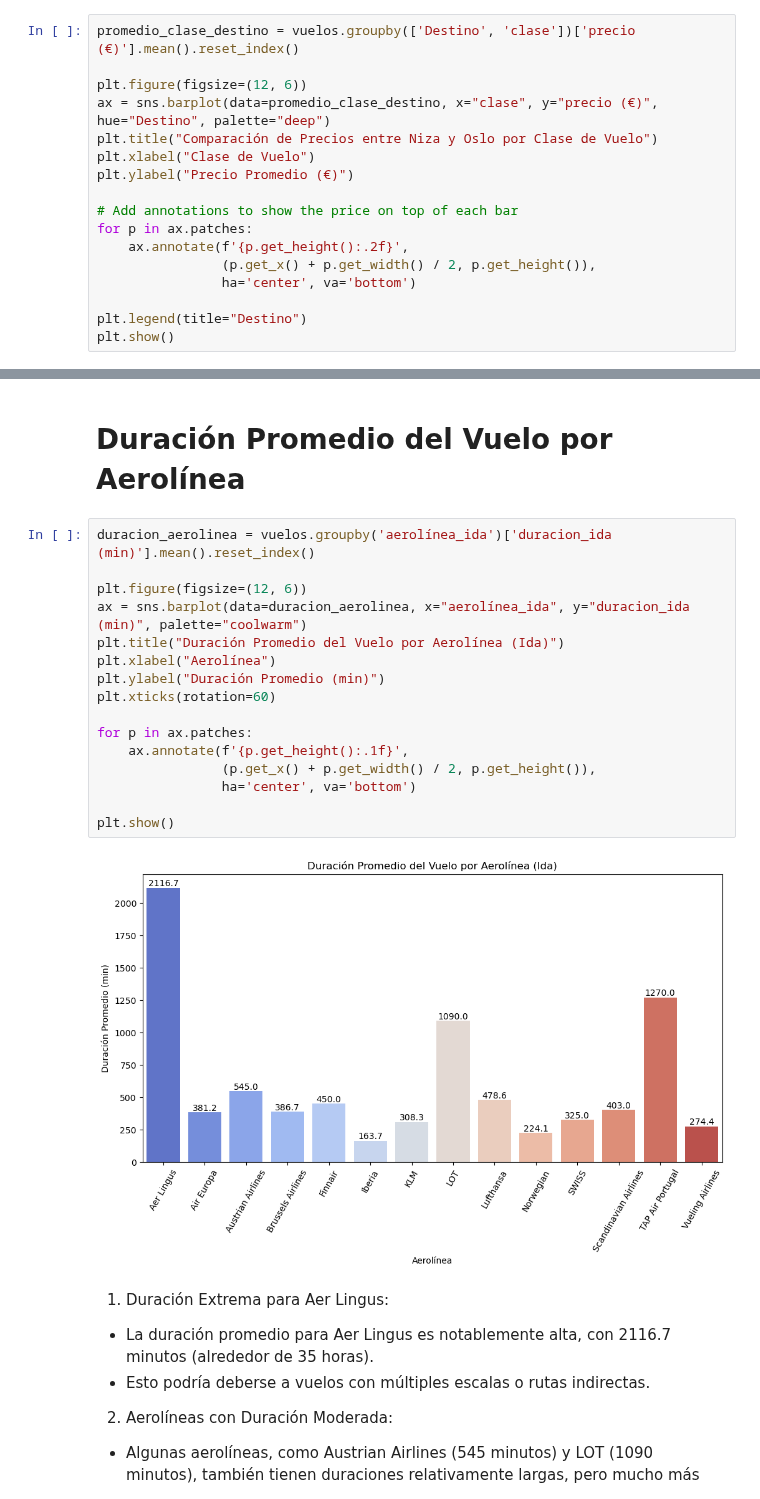
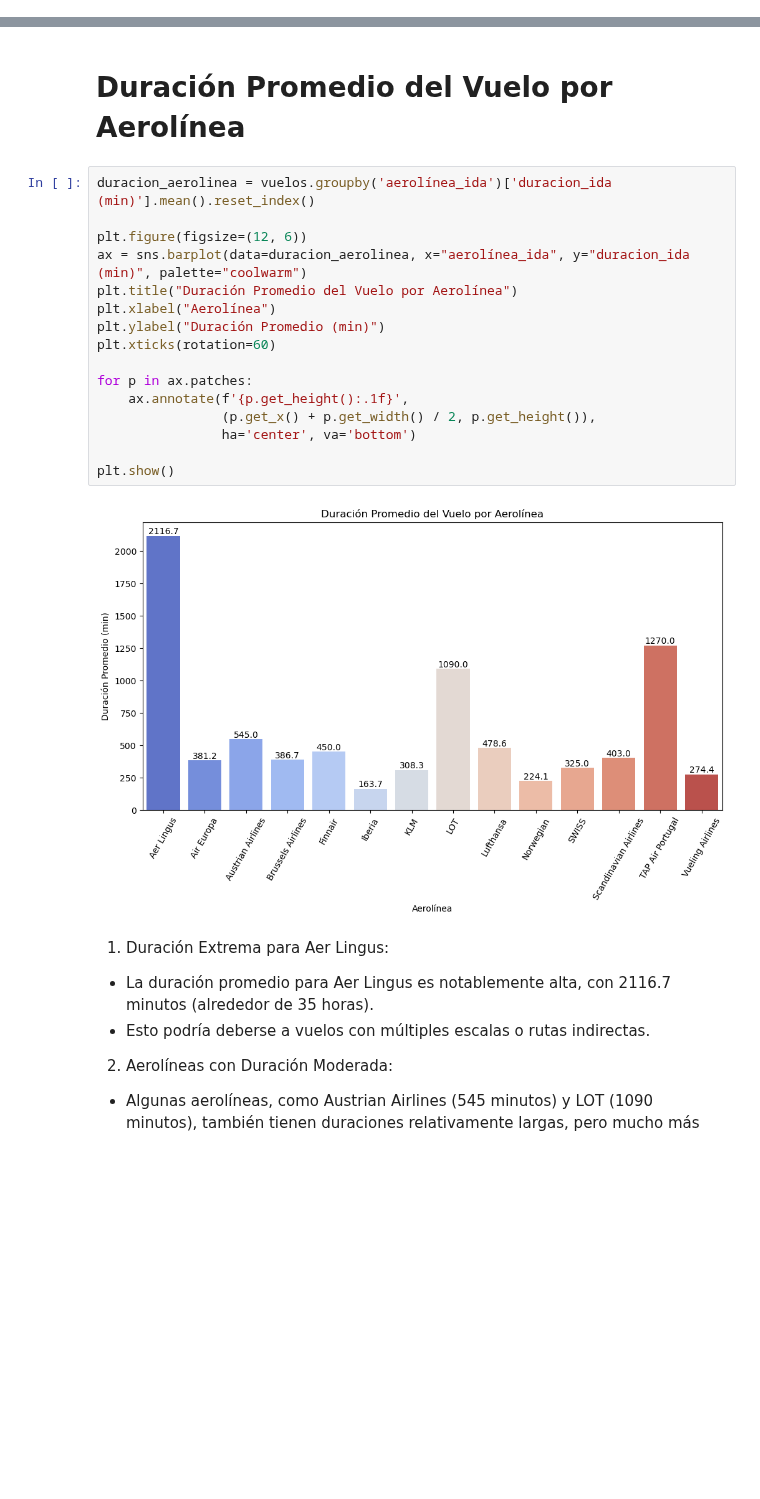
Before and after one commit to apelsito/Proyecto3-Explorando-Viajes, a Jupyter notebook: jupyter_notebooks/06_Comparativas_Precio.ipynb, the cells around one changed output, grey strips where cells are left out. Drawn from its saved outputs; the diff is of its cells as text; blank space fills up the shorter version.

```diff
--- a/jupyter_notebooks/06_Comparativas_Precio.ipynb
+++ b/jupyter_notebooks/06_Comparativas_Precio.ipynb
@@ -294,17 +291,0 @@ plt.show()
-# %%
-promedio_clase_destino = vuelos.groupby(['Destino', 'clase'])['precio (€)'].mean().reset_index()
-
-plt.figure(figsize=(12, 6))
-ax = sns.barplot(data=promedio_clase_destino, x="clase", y="precio (€)", hue="Destino", palette="deep")
-plt.title("Comparación de Precios entre Niza y Oslo por Clase de Vuelo")
-plt.xlabel("Clase de Vuelo")
-plt.ylabel("Precio Promedio (€)")
-
-# Add annotations to show the price on top of each bar
-for p in ax.patches:
-    ax.annotate(f'{p.get_height():.2f}',
-                (p.get_x() + p.get_width() / 2, p.get_height()),
-                ha='center', va='bottom')
-
-plt.legend(title="Destino")
-plt.show()
@@ -315,21 +294,21 @@ plt.show()
 # %%
 duracion_aerolinea = vuelos.groupby('aerolínea_ida')['duracion_ida (min)'].mean().reset_index()
 
 plt.figure(figsize=(12, 6))
 ax = sns.barplot(data=duracion_aerolinea, x="aerolínea_ida", y="duracion_ida (min)", palette="coolwarm")
-plt.title("Duración Promedio del Vuelo por Aerolínea (Ida)")
+plt.title("Duración Promedio del Vuelo por Aerolínea")
 plt.xlabel("Aerolínea")
 plt.ylabel("Duración Promedio (min)")
 plt.xticks(rotation=60)
 
 for p in ax.patches:
     ax.annotate(f'{p.get_height():.1f}',
                 (p.get_x() + p.get_width() / 2, p.get_height()),
                 ha='center', va='bottom')
 
 plt.show()
 # %% [output]
-[figure, old version]
+[figure, new version]
 # %% [markdown]
 1. Duración Extrema para Aer Lingus:
 
```
Also changed, not shown: parts of 7 cells of this notebook, 10 other files.
